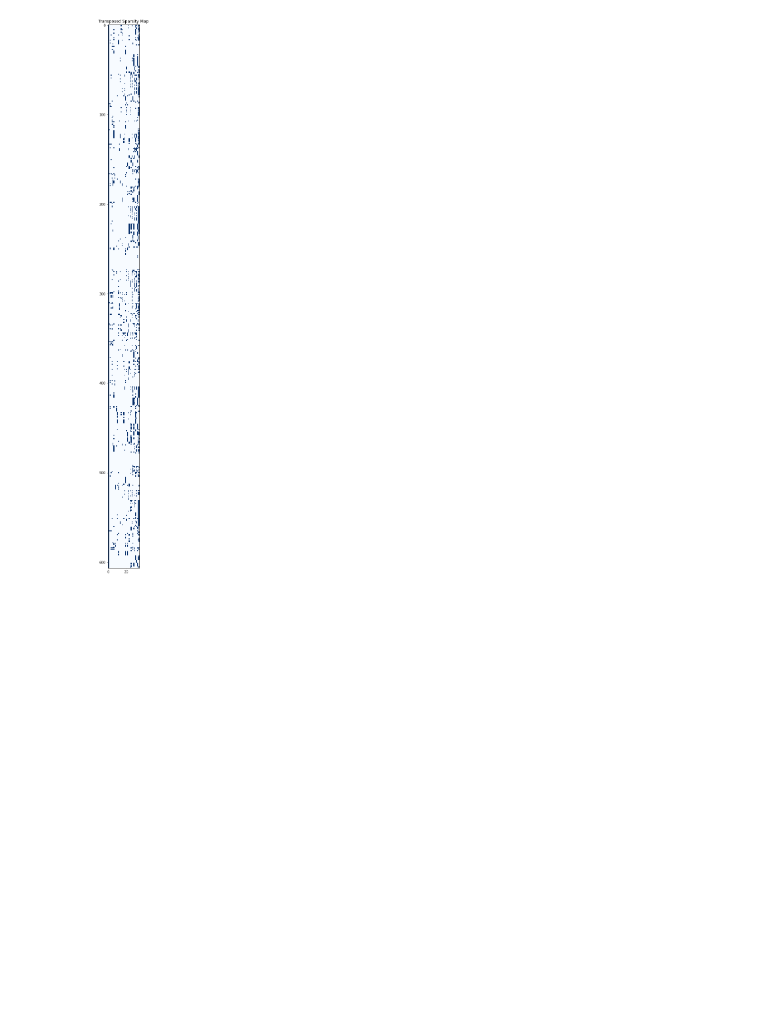
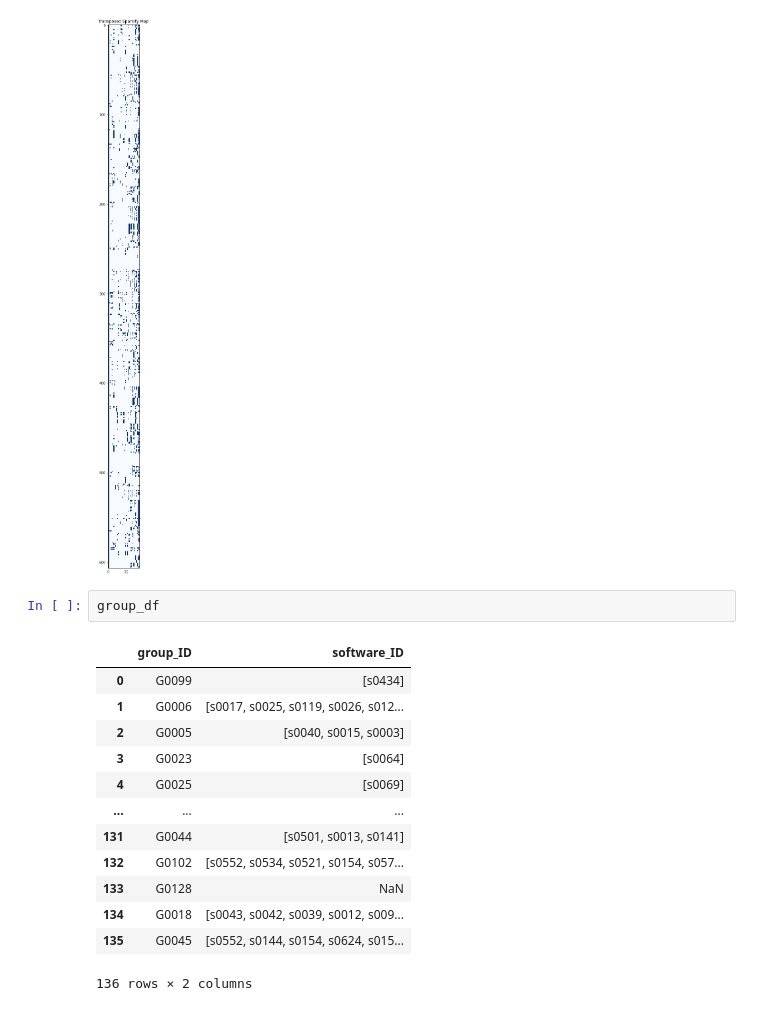
Before and after one commit to hcvu1050/hieuchivu-gt24-repo2, a Jupyter notebook: build_features_test.ipynb, the cells around one changed output. Saved outputs shown, nothing was run; the diff lists cells and outputs as text; blank space fills up the shorter version.

```diff
--- a/build_features_test.ipynb
+++ b/build_features_test.ipynb
@@ -132,3 +132,19 @@ plt.title("Transposed Sparsity Map")
 plt.show()
 # %% [output]
 [figure]
+# %%
+group_df
+# %% [output]
+|  | group_ID | software_ID |
+| 0 | G0099 | [s0434] |
+| 1 | G0006 | [s0017, s0025, s0119, s0026, s012... |
+| 2 | G0005 | [s0040, s0015, s0003] |
+| 3 | G0023 | [s0064] |
+| 4 | G0025 | [s0069] |
+| ... | ... | ... |
+| 131 | G0044 | [s0501, s0013, s0141] |
+| 132 | G0102 | [s0552, s0534, s0521, s0154, s057... |
+| 133 | G0128 | NaN |
+| 134 | G0018 | [s0043, s0042, s0039, s0012, s009... |
+| 135 | G0045 | [s0552, s0144, s0154, s0624, s015... |
+136 rows × 2 columns
```
Also changed, not shown: 20 other files.
